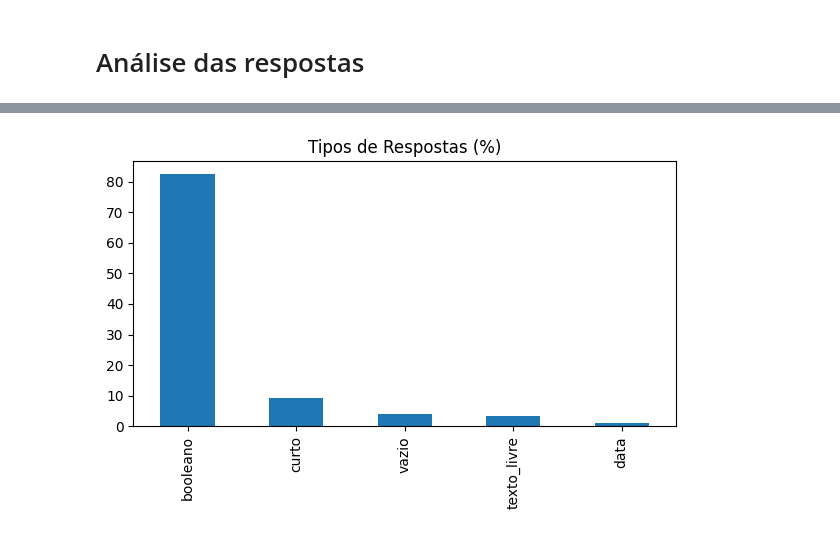
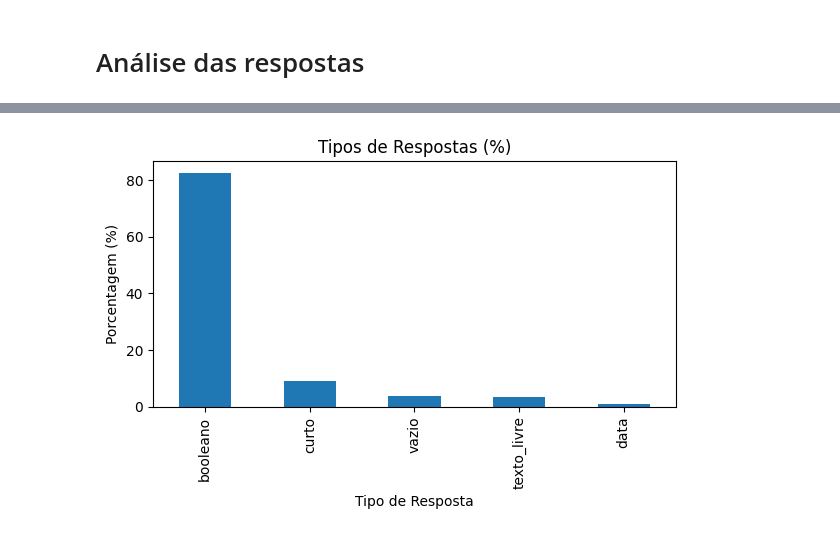
Before and after one commit to marimarifr/CUAD_explorer, a Jupyter notebook: CUAD_exp.ipynb, the cells around one changed output, grey strips where cells are left out. Saved outputs shown, nothing was run; the diff lists cells and outputs as text; code cells hidden in the pictures.

```diff
--- a/CUAD_exp.ipynb
+++ b/CUAD_exp.ipynb
@@ -118,30 +214,31 @@ top_tfidf(df_rsp, "Respostas")
 # %%
 df = df_master
 
 # apenas colunas que terminam com -Answer
 colunas_resposta = [c for c in df.columns[1:] if c.lower().endswith("-answer")]
 
 todas_respostas = df[colunas_resposta].astype(str).values.ravel()
 
 def tipo_resposta(texto):
     texto = texto.strip().lower()
     if texto in ["yes", "no", "y", "n", "true", "false"]:
         return "booleano"
     elif re.match(r".*\d{4}-\d{2}-\d{2}.*", texto) or re.match(r".*\d{2}/\d{2}/\d{4}.*", texto) or re.match(r".*\d{2}/\d{2}/\d{2}.*", texto):
         return "data"
     elif texto == "" or texto == "nan":
         return "vazio"
     elif len(texto.split()) <= 3:
         return "curto"
     else:
         return "texto_livre"
 
 tipos = pd.Series([tipo_resposta(x) for x in todas_respostas])
 
 contagem_tipos = tipos.value_counts(normalize=True) * 100
 contagem_tipos.plot(kind="bar", figsize=(6,4), title="Tipos de Respostas (%)")
-
+plt.xlabel("Tipo de Resposta")
+plt.ylabel("Porcentagem (%)")
 plt.tight_layout()
 plt.show()
 # %% [output]
-[figure, old version]
+[figure, new version]
```
Also changed, not shown: parts of 12 cells of this notebook, 1 other file.
